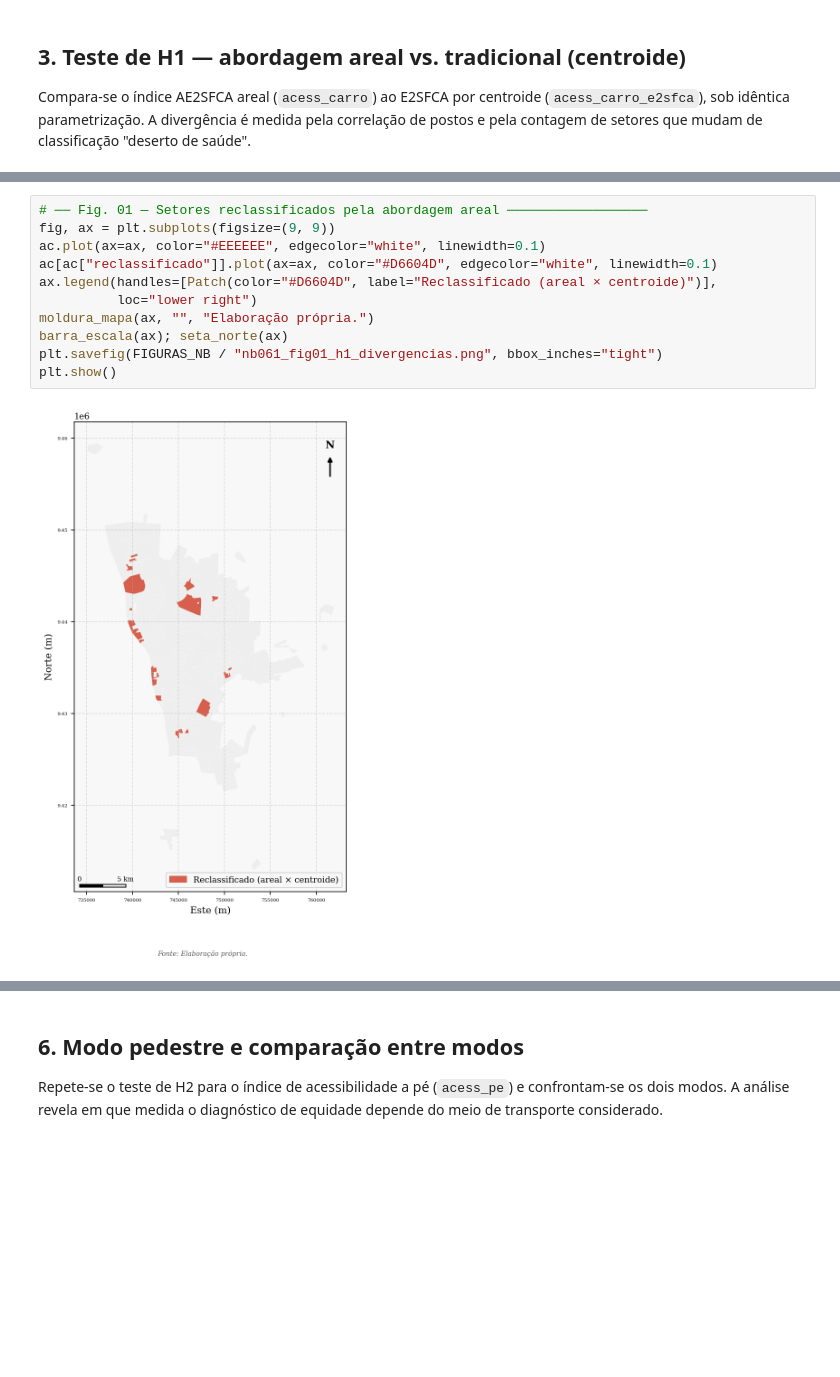
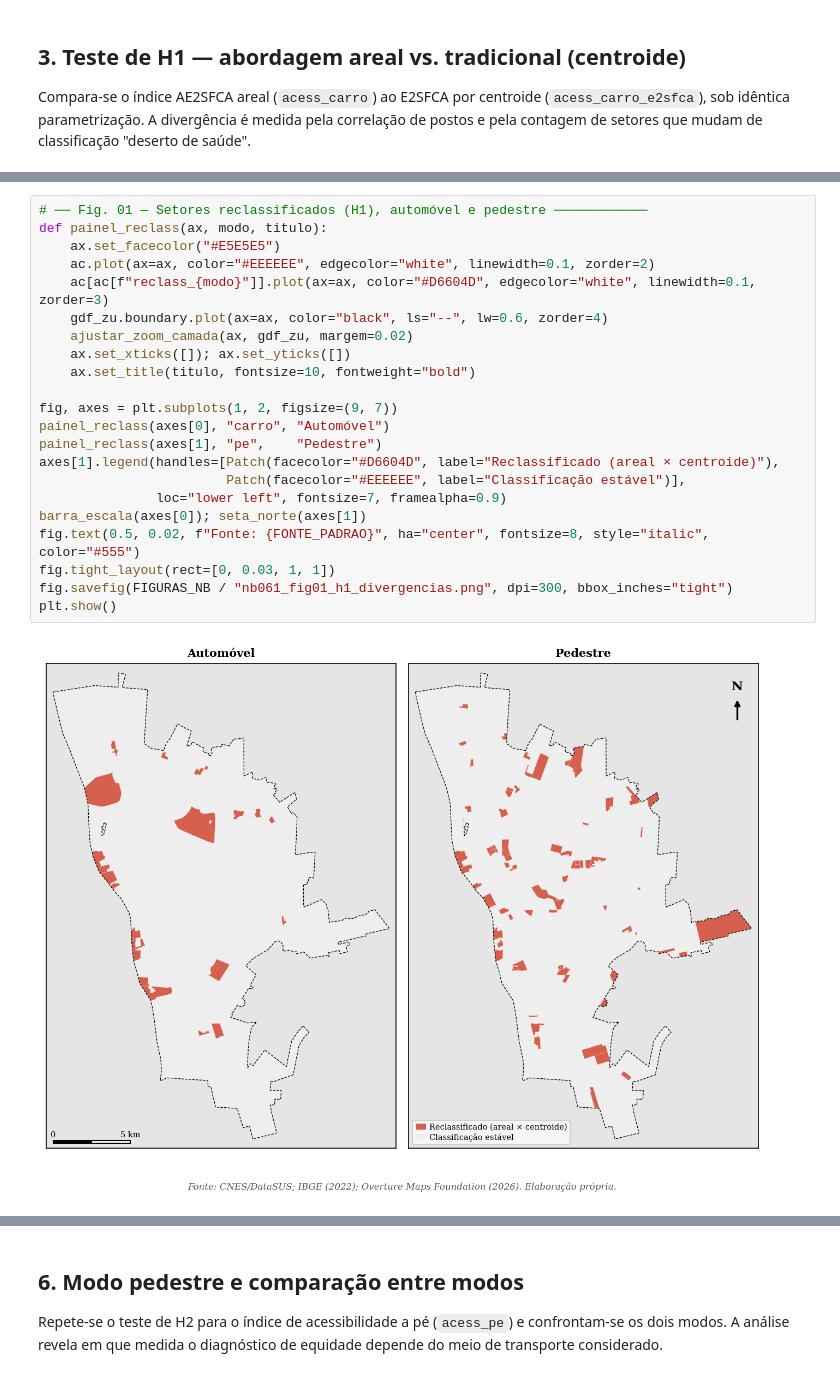
Before and after one commit to felipedantas-pi/ae2sfca-ubs, a Jupyter notebook: notebooks/06.1_Testes_das_Hiposteses.ipynb, the cells around one changed output, grey strips where cells are left out. Saved outputs shown, nothing was run; the diff lists cells and outputs as text; blank space fills up the shorter version.

```diff
--- a/notebooks/06.1_Testes_das_Hiposteses.ipynb
+++ b/notebooks/06.1_Testes_das_Hiposteses.ipynb
@@ -73,16 +90,27 @@ H1 | Spearman areal×centroide = 0.990
-# %%
-# ── Fig. 01 — Setores reclassificados pela abordagem areal ──────────────────
-fig, ax = plt.subplots(figsize=(9, 9))
-ac.plot(ax=ax, color="#EEEEEE", edgecolor="white", linewidth=0.1)
-ac[ac["reclassificado"]].plot(ax=ax, color="#D6604D", edgecolor="white", linewidth=0.1)
-ax.legend(handles=[Patch(color="#D6604D", label="Reclassificado (areal × centroide)")],
-          loc="lower right")
-moldura_mapa(ax, "", "Elaboração própria.")
-barra_escala(ax); seta_norte(ax)
-plt.savefig(FIGURAS_NB / "nb061_fig01_h1_divergencias.png", bbox_inches="tight")
-plt.show()
-# %% [output]
-[figure, removed]
+# %%
+# ── Fig. 01 — Setores reclassificados (H1), automóvel e pedestre ────────────
+def painel_reclass(ax, modo, titulo):
+    ax.set_facecolor("#E5E5E5")
+    ac.plot(ax=ax, color="#EEEEEE", edgecolor="white", linewidth=0.1, zorder=2)
+    ac[ac[f"reclass_{modo}"]].plot(ax=ax, color="#D6604D", edgecolor="white", linewidth=0.1, zorder=3)
+    gdf_zu.boundary.plot(ax=ax, color="black", ls="--", lw=0.6, zorder=4)
+    ajustar_zoom_camada(ax, gdf_zu, margem=0.02)
+    ax.set_xticks([]); ax.set_yticks([])
+    ax.set_title(titulo, fontsize=10, fontweight="bold")
+
+fig, axes = plt.subplots(1, 2, figsize=(9, 7))
+painel_reclass(axes[0], "carro", "Automóvel")
+painel_reclass(axes[1], "pe",    "Pedestre")
+axes[1].legend(handles=[Patch(facecolor="#D6604D", label="Reclassificado (areal × centroide)"),
+                        Patch(facecolor="#EEEEEE", label="Classificação estável")],
+               loc="lower left", fontsize=7, framealpha=0.9)
+barra_escala(axes[0]); seta_norte(axes[1])
+fig.text(0.5, 0.02, f"Fonte: {FONTE_PADRAO}", ha="center", fontsize=8, style="italic", color="#555")
+fig.tight_layout(rect=[0, 0.03, 1, 1])
+fig.savefig(FIGURAS_NB / "nb061_fig01_h1_divergencias.png", dpi=300, bbox_inches="tight")
+plt.show()
+# %% [output]
+[figure, added]
 # %% [markdown]
 ## 4. Teste de H2 — acessibilidade e renda
 
```
Also changed, not shown: parts of 19 cells of this notebook, 11 other files.
